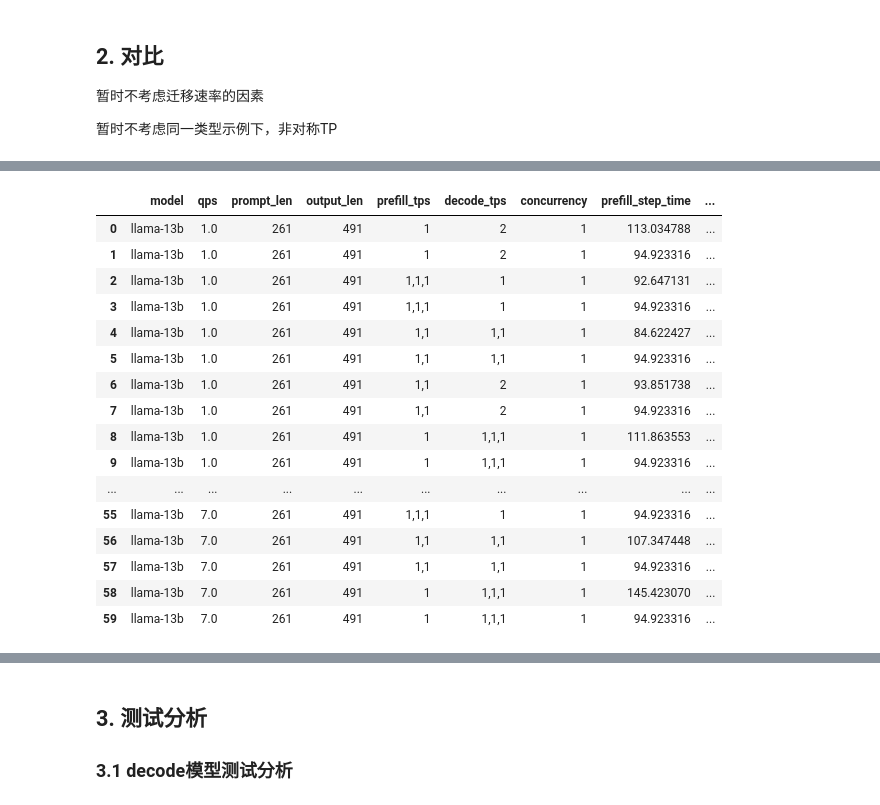
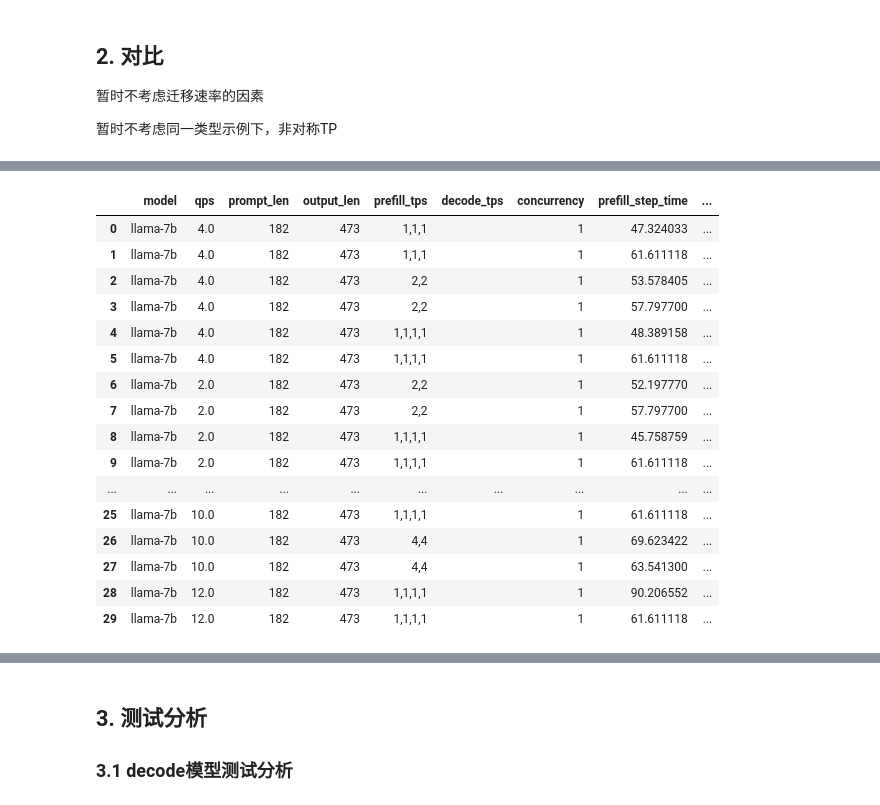
Before and after one commit to Lai-JX/Llumnix, a Jupyter notebook: benchmark_test/analysis/profile/model.ipynb, the cells around one changed output, grey strips where cells are left out. Saved outputs shown, nothing was run; the diff lists cells and outputs as text; code cells hidden in the pictures.

```diff
--- a/benchmark_test/analysis/profile/model.ipynb
+++ b/benchmark_test/analysis/profile/model.ipynb
@@ -921,7 +1201,7 @@ import pprint
 from benchmark_test.analysis.main import LogAnalysis, LogAnalysis_new, ResultAnalysis
 
 
-def get_model_result(model, workload_msg, instance_deploy_msg, concurrency=1, profile_dir=None):
+def get_model_result(model, workload_msg, instance_deploy_msg, concurrency=1, profile_dir=None, is_verbose=False):
     if profile_dir is None:
         profile_dir = f'/workspace/llm-serve/Llumnix/benchmark_test/logs/A6000-2-concurrency-{concurrency}'
     if not workload_msg['is_ShareGPT']:
@@ -942,7 +1222,8 @@ def get_model_result(model, workload_msg, instance_deploy_msg, concurrency=1, pr
             # 是否所有值都相同
             if all(x == v[0] for x in v):
                 msg[k] = v[0]
-    pprint.pprint(msg)
+    if is_verbose:
+        pprint.pprint(msg)
     return msg
 
 def get_value(key, fix_fields, change_field_value):
@@ -951,8 +1232,9 @@ def get_value(key, fix_fields, change_field_value):
     else:
         return str(change_field_value)
 
-def get_msg_from_real_result(data_tmp):
-    pprint.pprint(data_tmp)
+def get_msg_from_real_result(data_tmp, is_verbose=False):
+    if is_verbose:
+        pprint.pprint(data_tmp)
     new_data_tmp = {
         'request_time': data_tmp['request_time'],
         'prefill_time': data_tmp['prefill_time'],
@@ -967,6 +1249,7 @@ def get_msg_from_real_result(data_tmp):
     num_killed_requests = []
     decode_avg_new_req_rates = []
     decode_finished_req_rates = []
+    num_waiting_requests = []
     for k, val in data_tmp.items():
         if len(k) == 32:
             if 'prefill_step_time' in val.keys():
@@ -981,6 +1264,10 @@ def get_msg_from_real_result(data_tmp):
                     decode_avg_new_req_rates.append(val['decode_avg_new_req_rate'])
                 if 'decode_finished_req_rate' in val.keys():
                     decode_finished_req_rates.append(val['decode_finished_req_rate'])
+            if 'num_waiting_requests' in val.keys():
+                num_waiting_requests.append(val['num_waiting_requests'])
+    if len(num_waiting_requests) > 0:
+        new_data_tmp['num_waiting_requests'] = sum(num_waiting_requests) / len(num_waiting_requests)
     if len(decode_finished_req_rates) > 0:
         new_data_tmp['decode_finished_req_rate'] = sum(decode_finished_req_rates) / len(decode_finished_req_rates)
     if len(decode_avg_new_req_rates) > 0:
@@ -1052,6 +1339,7 @@ a_columns_name_map = {
     'latency': 'request_time',
     'fit_batch_size': 'decode_bs',
     'fit_decode_time': 'decode_step_time',
+    'fit_prefill_time': 'prefill_step_time',
 }
 
 d_columns_name_map = {
@@ -1086,10 +1374,13 @@ def get_comparison_table(model, workload_msg, instance_deploy_msg, concurrency=1
 # print(f"Migration rate for prompt_len=173: {migrate_rate_model.get_rate()} req/s")
 # %%
 columns_ = ['model', 'qps', 'prompt_len', 'output_len', 'prefill_tps', 'decode_tps',
-    'concurrency', 'prefill_step_time', 'decode_bs', 'decode_step_time', 'max_batch_size', 'avg_migrate_waiting_time',  'num_killed_requests', 'migration_rate', 'decode_in_rate',
+    'concurrency', 'prefill_step_time', 'decode_bs', 'decode_step_time', 'max_batch_size', 'avg_migrate_waiting_time', 'num_waiting_requests', 'num_killed_requests', 'migration_rate', 'decode_in_rate',
     'decode_rate',
     'request_time', 'prefill_time', 'decode_time',
     'avg_migration_time', 'prefill_qps_list', 'prefill_rate', 'max_decode_rate']
+columns_a = ['model', 'qps', 'prompt_len', 'output_len', 'prefill_tps', 'decode_tps',
+    'concurrency', 'prefill_step_time', 'decode_bs', 'decode_step_time', 'max_batch_size', 'num_waiting_requests', 'num_killed_requests', 'rate', 'out_rate',
+    'fit_time', 'request_time', 'prefill_time', 'decode_time']
 prompt_lens = {
     'llama-7b': 182,
     'llama-13b': 261,
@@ -1102,9 +1393,9 @@ output_lens = {
 def compare_according_to_workload():
     model = 'llama-7b'
     workload_msg = {
-        'qps': 4,
-        'prompt_len': 128, # 128, 182, 261
-        'output_len': 256, # 256, 473, 491
+        'qps': 6,
+        'prompt_len': 182, # 128, 182, 261
+        'output_len': 473, # 256, 473, 491
         'is_ShareGPT': True,
     }
     if workload_msg['is_ShareGPT']:
@@ -1112,13 +1403,13 @@ def compare_according_to_workload():
         workload_msg['output_len'] = output_lens[model]
 
     instance_deploy_msg = [     # (prefill_tps, decode_tps)
-        ([1,1,1,1],[]),
-        ([1,],[1,1,1]),
-        ([1,1,],[1,1]),
-        # ([1,1,1,],[1]),
-        ([1,1,],[2]),
-        ([2],[2]),
-        ([1],[2]),
+        ([2,2],[]),
+        # ([1,],[1,1,1]),
+        # ([1,1,],[1,1]),
+        # # ([1,1,1,],[1]),
+        # ([1,1,],[2]),
+        # ([2],[2]),
+        # ([1],[2]),
     ]
     # pprint.pprint(get_model_result('llama-7b', profile_dir, workload_msg, instance_deploy_msg[0]))
     # pprint.pprint(get_real_result('llama-7b', workload_msg, instance_deploy_msg[0], concurrency=1))
@@ -1130,7 +1421,7 @@ def compare_according_to_workload():
     df.to_csv(f'comparison_{model}_qps{workload_msg["qps"]}_{workload_msg["prompt_len"]}-{workload_msg["output_len"]}.csv', index=False)
     return df
 
-def compare_according_to_dir(profile_dir, qps_=None, label_=None, is_pd=True):
+def compare_according_to_dir(profile_dir, qps_=None, label_=None, is_pd=True, is_verbose=False):
     if profile_dir is None:
         profile_dir = '/workspace/llm-serve/Llumnix/benchmark_test/logs/A6000-2-concurrency-1/llama-7b/poisson'
     model = profile_dir.split('/')[-2]
@@ -1185,7 +1476,7 @@ def compare_according_to_dir(profile_dir, qps_=None, label_=None, is_pd=True):
                 #     continue
 
             print(f"Processing qps={qps}, label={label}")
-            real_result = get_msg_from_real_result(data)
+            real_result = get_msg_from_real_result(data, is_verbose=is_verbose)
             instance_deploy_msg = (prefill_tps, decode_tps)
             workload_msg = {
                 'qps': float(qps),
@@ -1194,7 +1485,8 @@ def compare_according_to_dir(profile_dir, qps_=None, label_=None, is_pd=True):
                 'is_ShareGPT': is_ShareGPT,
             }
             try:
-                model_result = get_model_result(model, workload_msg, instance_deploy_msg, concurrency=concurrency, profile_dir='/'.join(profile_dir.split('/')[:-2]))
+                model_result = get_model_result(model, workload_msg, instance_deploy_msg, concurrency=concurrency,
+                                                profile_dir='/'.join(profile_dir.split('/')[:-2]), is_verbose=is_verbose)
             except Exception as e:
                 print(f"Error in get_model_result: {e}")
                 model_result = {}
@@ -1217,12 +1509,15 @@ def compare_according_to_dir(profile_dir, qps_=None, label_=None, is_pd=True):
             print("\n")
             all_res.extend(two_res)
     df = pd.DataFrame(all_res)
-    df = df[columns_]
+    if is_pd:
+        df = df[columns_]
+    else:
+        df = df[columns_a]
     df.to_csv(f'comparison_{model}_{concurrency}_{prompt_len}_{output_len}_from_dir_pd-{is_pd}.csv', index=False)
     return df
 
-profile_dir = '/workspace/llm-serve/Llumnix/benchmark_test/logs/A6000-2-concurrency-1/llama-13b/poisson'
-res_df = compare_according_to_dir(profile_dir=profile_dir, is_pd=True)
+profile_dir = '/workspace/llm-serve/Llumnix/benchmark_test/logs/A6000-2-concurrency-1/llama-7b/poisson'
+res_df = compare_according_to_dir(profile_dir=profile_dir, is_pd=False)
 res_df
 # compare_according_to_workload()
 # %% [output]
@@ -1246,17 +1541,17 @@ Warning: decode_bs differ too much: 38.72476666666666 vs 59.45877343182089
 |  | model | qps | prompt_len | output_len | prefill_tps | decode_tps | concurrency | prefill_step_time | ... |
-| 0 | llama-13b | 1.0 | 261 | 491 | 1 | 2 | 1 | 113.034788 | ... |
-| 1 | llama-13b | 1.0 | 261 | 491 | 1 | 2 | 1 | 94.923316 | ... |
-| 2 | llama-13b | 1.0 | 261 | 491 | 1,1,1 | 1 | 1 | 92.647131 | ... |
-| 3 | llama-13b | 1.0 | 261 | 491 | 1,1,1 | 1 | 1 | 94.923316 | ... |
-| 4 | llama-13b | 1.0 | 261 | 491 | 1,1 | 1,1 | 1 | 84.622427 | ... |
-| 5 | llama-13b | 1.0 | 261 | 491 | 1,1 | 1,1 | 1 | 94.923316 | ... |
-| 6 | llama-13b | 1.0 | 261 | 491 | 1,1 | 2 | 1 | 93.851738 | ... |
-| 7 | llama-13b | 1.0 | 261 | 491 | 1,1 | 2 | 1 | 94.923316 | ... |
-| 8 | llama-13b | 1.0 | 261 | 491 | 1 | 1,1,1 | 1 | 111.863553 | ... |
-| 9 | llama-13b | 1.0 | 261 | 491 | 1 | 1,1,1 | 1 | 94.923316 | ... |
+| 0 | llama-7b | 4.0 | 182 | 473 | 1,1,1 |  | 1 | 47.324033 | ... |
+| 1 | llama-7b | 4.0 | 182 | 473 | 1,1,1 |  | 1 | 61.611118 | ... |
+| 2 | llama-7b | 4.0 | 182 | 473 | 2,2 |  | 1 | 53.578405 | ... |
+| 3 | llama-7b | 4.0 | 182 | 473 | 2,2 |  | 1 | 57.797700 | ... |
+| 4 | llama-7b | 4.0 | 182 | 473 | 1,1,1,1 |  | 1 | 48.389158 | ... |
+| 5 | llama-7b | 4.0 | 182 | 473 | 1,1,1,1 |  | 1 | 61.611118 | ... |
+| 6 | llama-7b | 2.0 | 182 | 473 | 2,2 |  | 1 | 52.197770 | ... |
+| 7 | llama-7b | 2.0 | 182 | 473 | 2,2 |  | 1 | 57.797700 | ... |
+| 8 | llama-7b | 2.0 | 182 | 473 | 1,1,1,1 |  | 1 | 45.758759 | ... |
+| 9 | llama-7b | 2.0 | 182 | 473 | 1,1,1,1 |  | 1 | 61.611118 | ... |
 | ... | ... | ... | ... | ... | ... | ... | ... | ... | ... |
-| 55 | llama-13b | 7.0 | 261 | 491 | 1,1,1 | 1 | 1 | 94.923316 | ... |
-| 56 | llama-13b | 7.0 | 261 | 491 | 1,1 | 1,1 | 1 | 107.347448 | ... |
-| 57 | llama-13b | 7.0 | 261 | 491 | 1,1 | 1,1 | 1 | 94.923316 | ... |
-| 58 | llama-13b | 7.0 | 261 | 491 | 1 | 1,1,1 | 1 | 145.423070 | ... |
-| 59 | llama-13b | 7.0 | 261 | 491 | 1 | 1,1,1 | 1 | 94.923316 | ... |
+| 25 | llama-7b | 10.0 | 182 | 473 | 1,1,1,1 |  | 1 | 61.611118 | ... |
+| 26 | llama-7b | 10.0 | 182 | 473 | 4,4 |  | 1 | 69.623422 | ... |
+| 27 | llama-7b | 10.0 | 182 | 473 | 4,4 |  | 1 | 63.541300 | ... |
+| 28 | llama-7b | 12.0 | 182 | 473 | 1,1,1,1 |  | 1 | 90.206552 | ... |
+| 29 | llama-7b | 12.0 | 182 | 473 | 1,1,1,1 |  | 1 | 61.611118 | ... |
```
Also changed, not shown: parts of 13 cells of this notebook, 12 other files.
